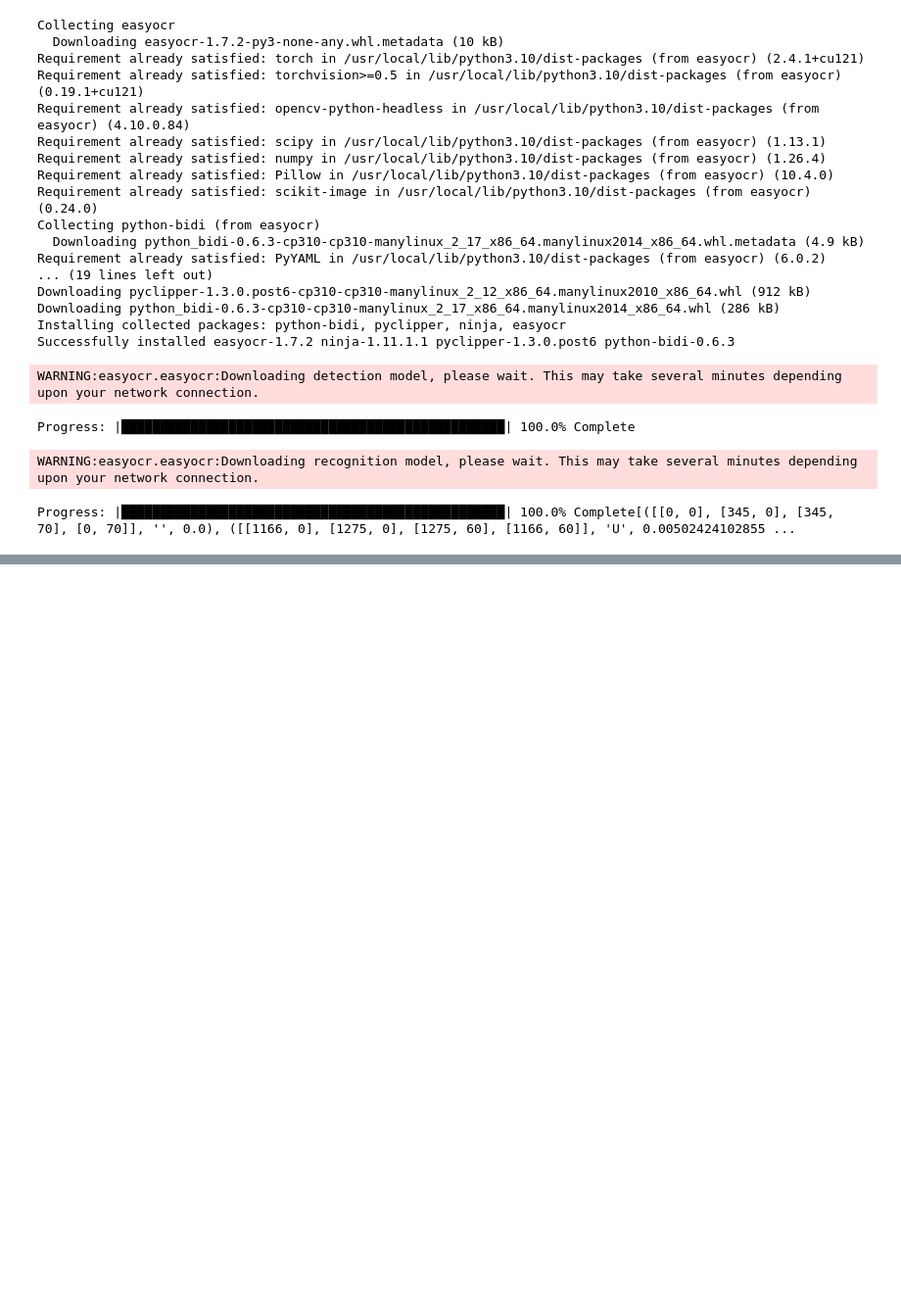
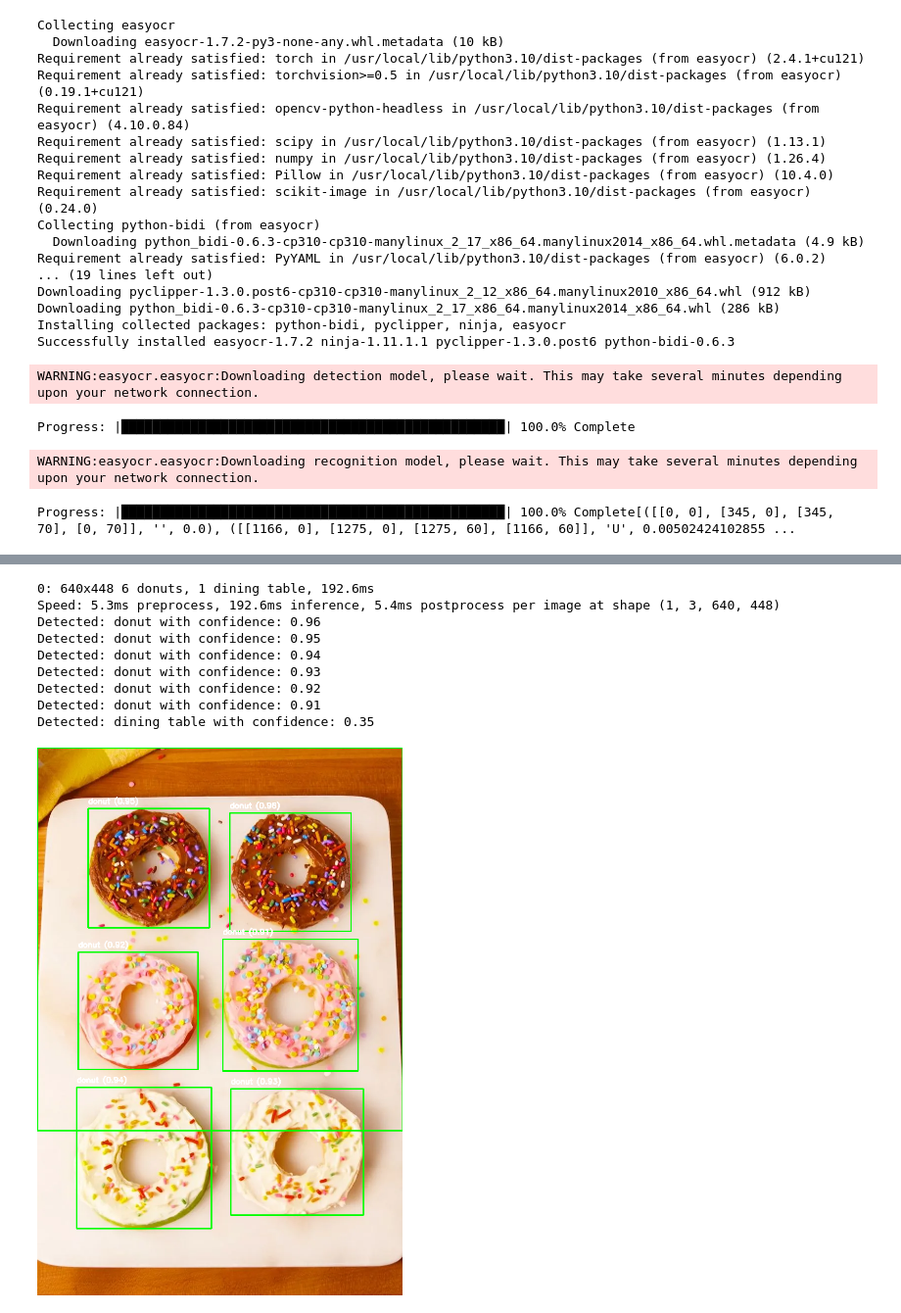
Before and after one commit to Mayank-Bharti/grid-main, a Jupyter notebook: GRID_FINAL.ipynb, the cells around one changed output, grey strips where cells are left out. Shown at 98% size. Drawn from its saved outputs; the diff is of its cells as text; code cells hidden in the pictures; blank space fills up the shorter version.

```diff
--- a/GRID_FINAL.ipynb
+++ b/GRID_FINAL.ipynb
@@ -401,0 +424,47 @@ Progress: |███████████████████████
+# %%
+import cv2
+from ultralytics import YOLO
+from google.colab.patches import cv2_imshow
+
+# Load pre-trained YOLOv8 model
+model = YOLO('yolov8n.pt')  # Lightweight YOLOv8 model
+
+# Load the image
+image_path = '/content/drive/MyDrive/grid_final/shelf_life_new_data_for_test/shelf_life_new_data_for_test/donut.webp'  # Replace with your image path
+image = cv2.imread(image_path)
+
+# Run YOLO detection with a lower confidence threshold
+results = model(image, conf=0.25)  # Lower threshold to catch more objects
+
+# Print detected objects
+for result in results:
+    for box in result.boxes:
+        class_id = int(box.cls)
+        class_name = model.names[class_id]
+        confidence = box.conf[0]
+        print(f"Detected: {class_name} with confidence: {confidence:.2f}")
+
+# Draw bounding boxes for all objects
+for result in results:
+    for box in result.boxes:
+        class_id = int(box.cls)
+        class_name = model.names[class_id]
+        x1, y1, x2, y2 = map(int, box.xyxy[0])
+        confidence = box.conf[0]
+        cv2.rectangle(image, (x1, y1), (x2, y2), (0, 255, 0), 2)
+        label = f"{class_name} ({confidence:.2f})"
+        cv2.putText(image, label, (x1, y1 - 10), cv2.FONT_HERSHEY_SIMPLEX, 0.5, (255, 255, 255), 2)
+
+# Display the image with detections
+cv2_imshow(image)
+# %% [output]
+0: 640x448 6 donuts, 1 dining table, 192.6ms
+Speed: 5.3ms preprocess, 192.6ms inference, 5.4ms postprocess per image at shape (1, 3, 640, 448)
+Detected: donut with confidence: 0.96
+Detected: donut with confidence: 0.95
+Detected: donut with confidence: 0.94
+Detected: donut with confidence: 0.93
+Detected: donut with confidence: 0.92
+Detected: donut with confidence: 0.91
+Detected: dining table with confidence: 0.35
+[figure, added]
```
Also changed, not shown: parts of 4 cells of this notebook.
